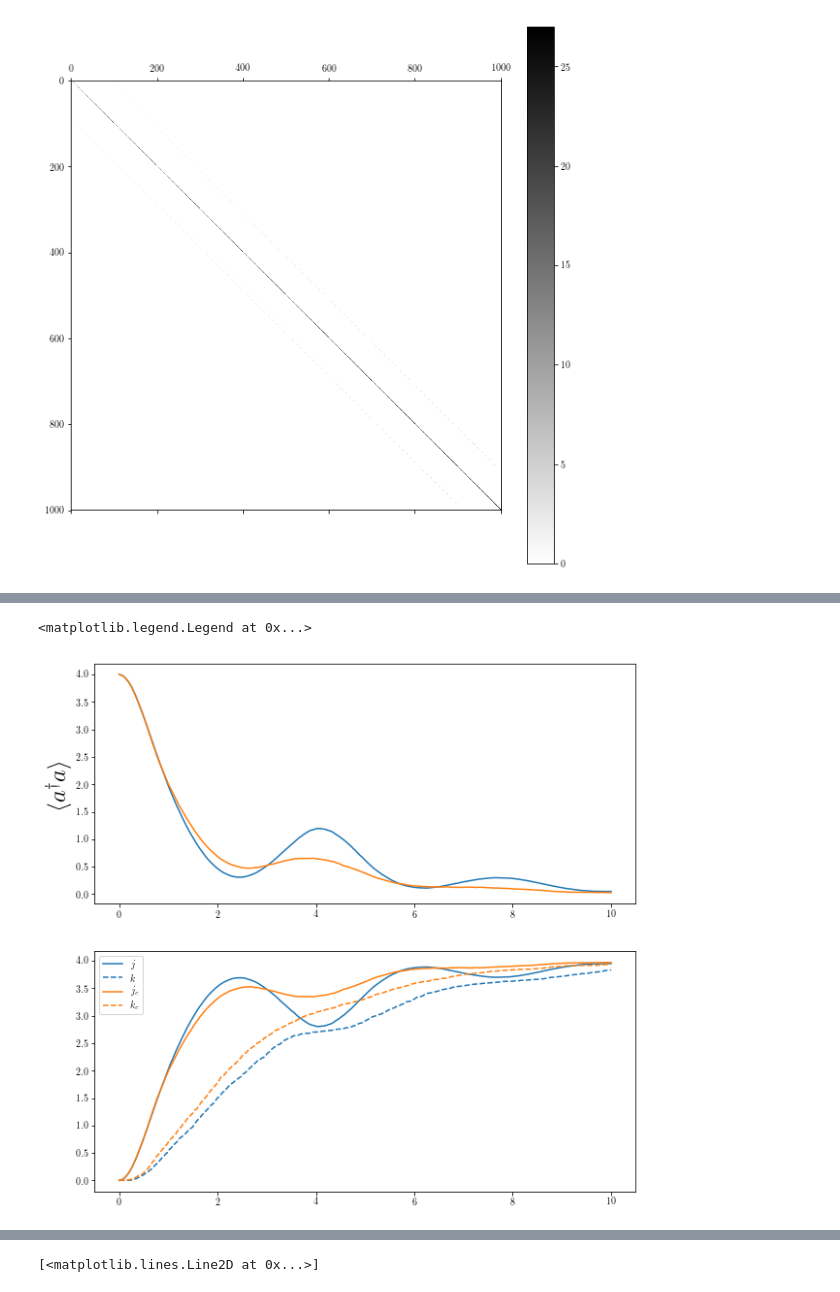
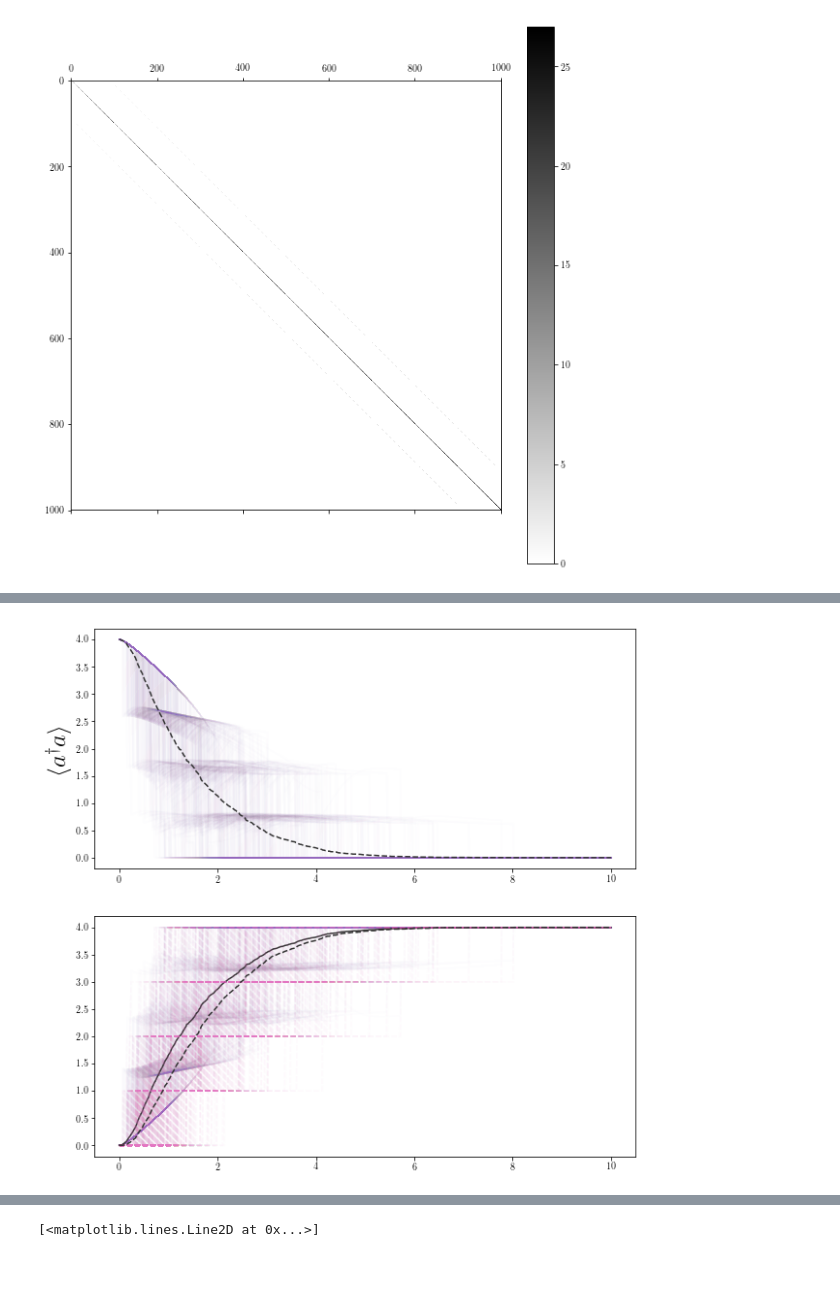
Before and after one commit to behnamgit/Q_Heat_Engine, a Jupyter notebook: Battery.ipynb, the cells around one changed output, grey strips where cells are left out. Cells and saved outputs as stored; diff of their text form; code cells hidden in the pictures.

Commit message:
Trajectories in the plots

```diff
--- a/Battery.ipynb
+++ b/Battery.ipynb
@@ -142,9 +154,9 @@ psi0 = tensor(oscillator_init,battery_init)
 
 times = np.linspace(0.0,10.0,1000)
 
-gamma = 0.5
+gamma = 2.0
 C0 = np.sqrt(gamma)*Ktilde_p.dag()
 C1 = np.sqrt(gamma)*Ktilde_m.dag()
-opts = Options(ntraj=500)
+opts = Options(ntraj=500,average_expect=False)
 result = mcsolve(H, psi0, times, c_ops=[C0,C1], e_ops=[N,NL,NK],options=opts)
 # %% [output]
@@ -162,18 +174,23 @@ Total run time:  19.01s
 # %%
-n_c = result.expect[0]
-l_c = result.expect[1]
-k_c = result.expect[2]
+expect_c = np.array(result.expect)
+n_c = expect_c[:,0,:].T
+l_c = expect_c[:,1,:].T
+k_c = expect_c[:,2,:].T
 j_c = l_c + k_c
+pick = 100
 Fig, ax = plt.subplots(2,figsize=[10,10])
-ax[0].plot(times,n)
-ax[0].plot(times,n_c)
+ax[0].plot(times,n_c,'C4',alpha=0.01)
+#ax[0].plot(times,n[:,pick],'C3',alpha=1.0)
+ax[0].plot(times,np.mean(n_c,1),'--',color='0.2',alpha=1.0)
 ax[0].set_ylabel(r'$\langle a^\dagger a \rangle$',fontsize=25)
 
-ax[1].plot(times,j,label=r'$j$')
-ax[1].plot(times,k,'C0--',label=r'$k$')
-ax[1].plot(times,j_c,'C1',label=r'$j_c$')
-ax[1].plot(times,k_c,'C1--',label=r'$k_c$')
-ax[1].legend()
+ax[1].plot(times,j_c,'C4',alpha=0.01, label=r'$j$')
+#ax[1].plot(times,j[:,pick],'C3',alpha=1.0, label=r'$j$')
+ax[1].plot(times,np.mean(j_c,1),color='0.2',alpha=1.0, label=r'$j$')
+
+ax[1].plot(times,k_c,'C6--',alpha=0.03,label=r'$k$')
+#ax[1].plot(times,k[:,pick],'C3--',alpha=1.0, label=r'$j$')
+ax[1].plot(times,np.mean(k_c,1),'--',color='0.2',alpha=1.0, label=r'$j$')
+plt.show()
 # %% [output]
-<matplotlib.legend.Legend at 0x...>
-[figure, old version]
+[figure, new version]
```
Also changed, not shown: parts of 5 cells of this notebook.
